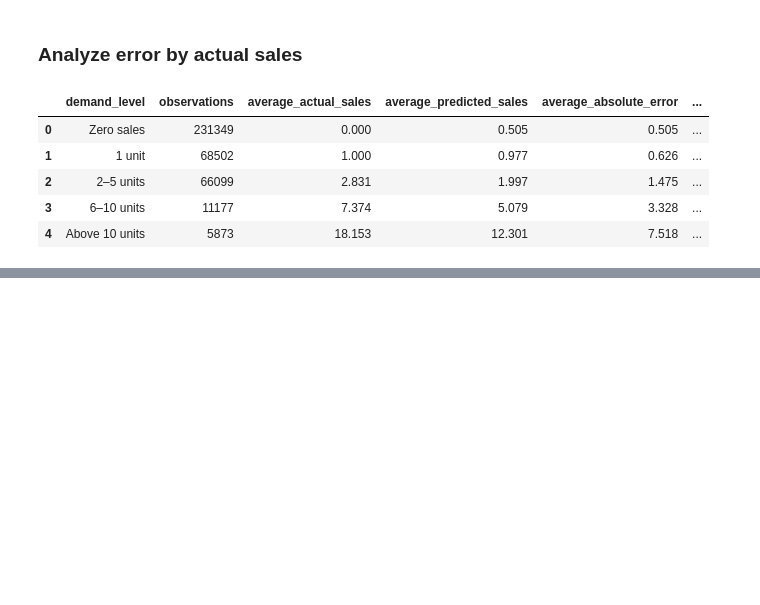
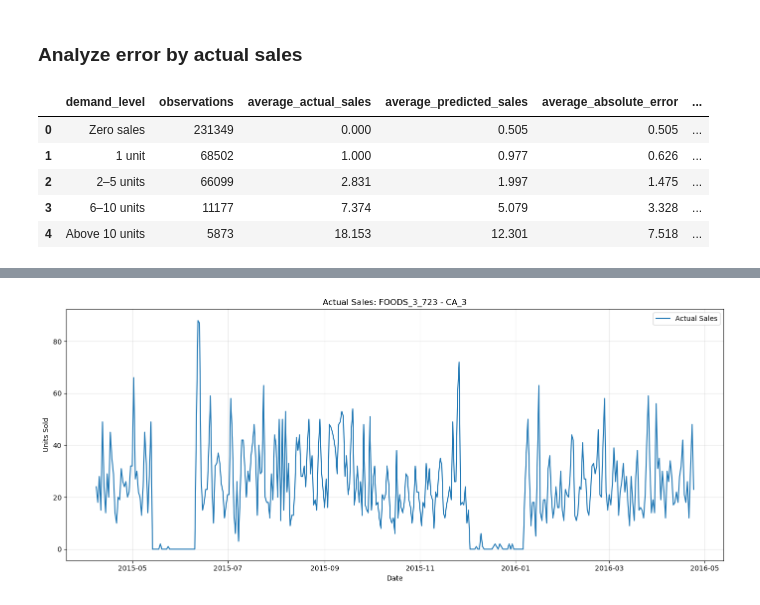
Before and after one commit to 20deepak28/demand-analysis-project, a Jupyter notebook: 04_baseline_model.ipynb, the cells around one changed output, grey strips where cells are left out. Saved outputs shown, nothing was run; the diff lists cells and outputs as text; code cells hidden in the pictures; blank space fills up the shorter version.

```diff
--- a/04_baseline_model.ipynb
+++ b/04_baseline_model.ipynb
@@ -2595,0 +2751,15 @@ display(demand_error_analysis)
+# %%
+item = "FOODS_3_723"
+store = "CA_3"
+
+item_data = error_df[
+    (error_df["item_id"] == item) &
+    (error_df["store_id"] == store)
+].copy()
+
+item_data["date"] = pd.to_datetime(item_data["date"])
+
+item_data = item_data.sort_values("date").reset_index(drop=True)
+
+print(item_data.shape)
+item_data.head()
@@ -2595,0 +2774,19 @@ display(demand_error_analysis)
+# %%
+plt.figure(figsize=(14, 6))
+
+plt.plot(
+    item_data["date"],
+    item_data["actual_sales"],
+    label="Actual Sales",
+    linewidth=1.5
+)
+
+plt.title("Actual Sales: FOODS_3_723 - CA_3")
+plt.xlabel("Date")
+plt.ylabel("Units Sold")
+plt.legend()
+plt.grid(alpha=0.3)
+plt.tight_layout()
+plt.show()
+# %% [output]
+[figure, added]
```
Also changed, not shown: parts of 105 cells of this notebook, 1 other file.
